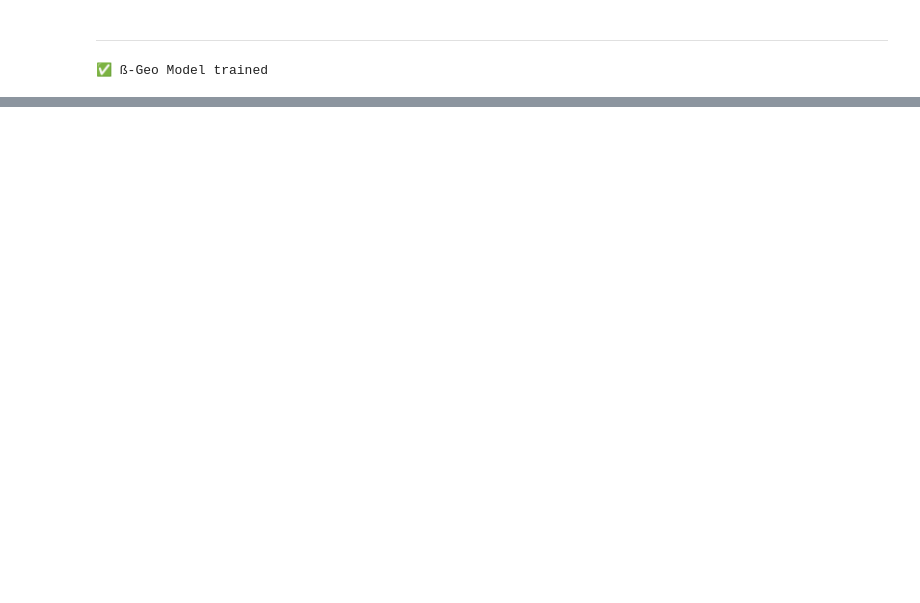
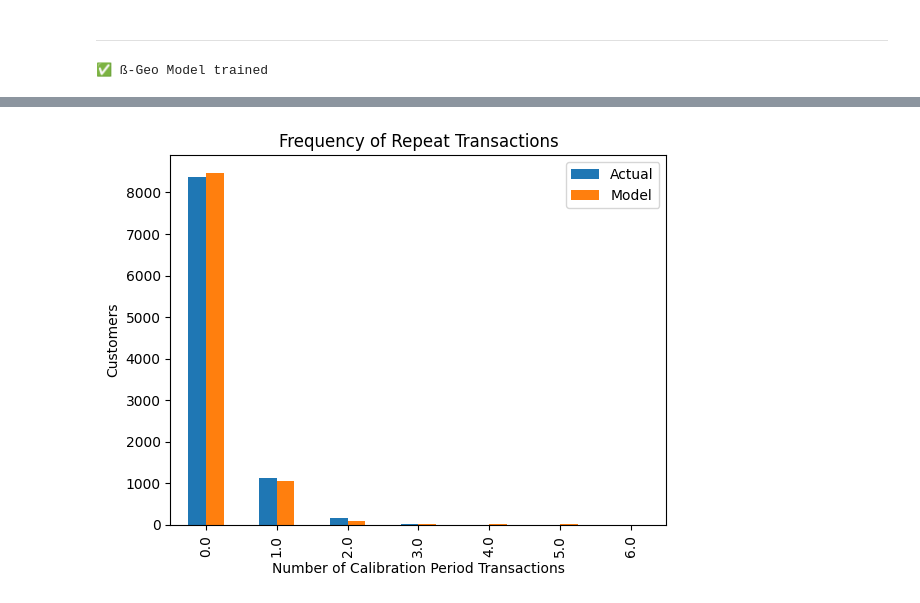
Before and after one commit to wjdals210/clv-the-look, a Jupyter notebook: IanCarrier_nb.ipynb, the cells around one changed output, grey strips where cells are left out. Cells and saved outputs as stored; diff of their text form; code cells hidden in the pictures; blank space fills up the shorter version.

Commit message:
Completed the baseline model

```diff
--- a/IanCarrier_nb.ipynb
+++ b/IanCarrier_nb.ipynb
@@ -34,7 +26,7 @@ def data_cleaning(order_items_df, orders_df):
     order_sales = order_items_df[['order_id','sale_price']].groupby(by='order_id').sum('sale_price').reset_index()
     order_sales = order_sales.merge(orders_df[['order_id','user_id','created_at']]).set_index('order_id')
 
-    order_sales['created_at'] = pd.to_datetime(order_sales.created_at,format='mixed')
+    order_sales['created_at'] = pd.to_datetime(order_sales.created_at,format='mixed').dt.tz_localize(None)
 
     return order_sales
 # %%
@@ -69,18 +64,22 @@ clean_df.sort_values('user_id').head()
 # %%
-def train_test_separation(clean_df):
+# def train_test_separation(clean_df):
 
-    time_diff = clean_df.created_at.max() - clean_df.created_at.min()  # work out how many days range in the dataset
-    train_test_ratio = 0.25  # choose the fraction to use as test
+# time_diff = clean_df.created_at.max() - clean_df.created_at.min()  # work out how many days range in the dataset
+# train_test_ratio = 0.05  # choose the fraction to use as test
 
-    # work out the last date for the train dataset (the date to split the data)
-    train_date_end = clean_df.created_at.min() + time_diff * (1-train_test_ratio)
+train_start = pd.to_datetime('2019-01-01')
+train_end = pd.to_datetime('2020-12-31')
+test_end = pd.to_datetime('2021-03-31')
 
-    # use the calibration_and_holdout_data method in lifetimes package to separate the time series data
-    separated_df = calibration_and_holdout_data(transactions=clean_df,
-                                                customer_id_col="user_id",
-                                                datetime_col = "created_at",
-                                                monetary_value_col= 'sale_price',
-                                                calibration_period_end=train_date_end,
-                                                observation_period_end=clean_df.created_at.max())
+# get the subset of the data, restricted by train period plus test period
+clean_df_subset = clean_df[(clean_df.created_at>=train_start) & (clean_df.created_at<=test_end)]
 
-    return separated_df
+# use the calibration_and_holdout_data method in lifetimes package to separate the time series data
+separated_df = calibration_and_holdout_data(transactions=clean_df_subset,
+                                            customer_id_col="user_id",
+                                            datetime_col = "created_at",
+                                            monetary_value_col= 'sale_price',
+                                            calibration_period_end=train_end,
+                                            observation_period_end=test_end)
+
+# return separated_df
@@ -137,14 +101,14 @@ resl
 ___
 # %%
 def train_model(rfm_train_df):
-    pen_coef_ = 0.001
+    pen_coef_ = 0.01
     model = BetaGeoFitter(penalizer_coef=pen_coef_)
     model.fit(rfm_train_df['frequency_cal'],
               rfm_train_df['recency_cal'],
-              rfm_train_df['T_cal'])
+              rfm_train_df['T_cal'],)
     print("✅ ß-Geo Model trained")
     return model
 # %%
-model = train_model(train_df)
+model = train_model(separated_df)
 # %% [output]
 ✅ ß-Geo Model trained
@@ -206,0 +194,5 @@ rfm_df.sort_values('frequency')
+# %%
+from lifetimes.plotting import plot_period_transactions
+plot_period_transactions(model);
+# %% [output]
+[figure, added]
```
Also changed, not shown: parts of 22 cells of this notebook, 3 other files.
